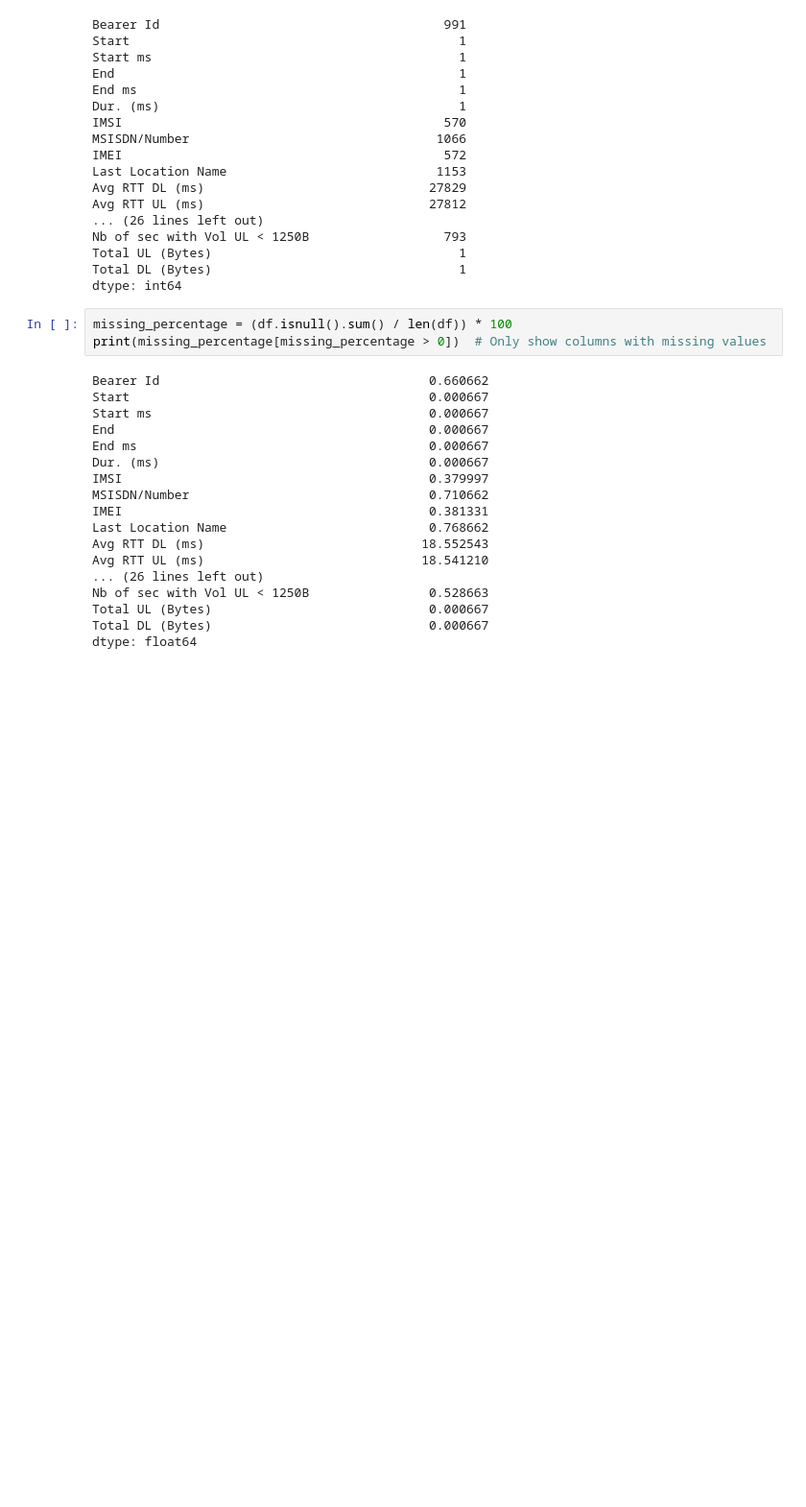
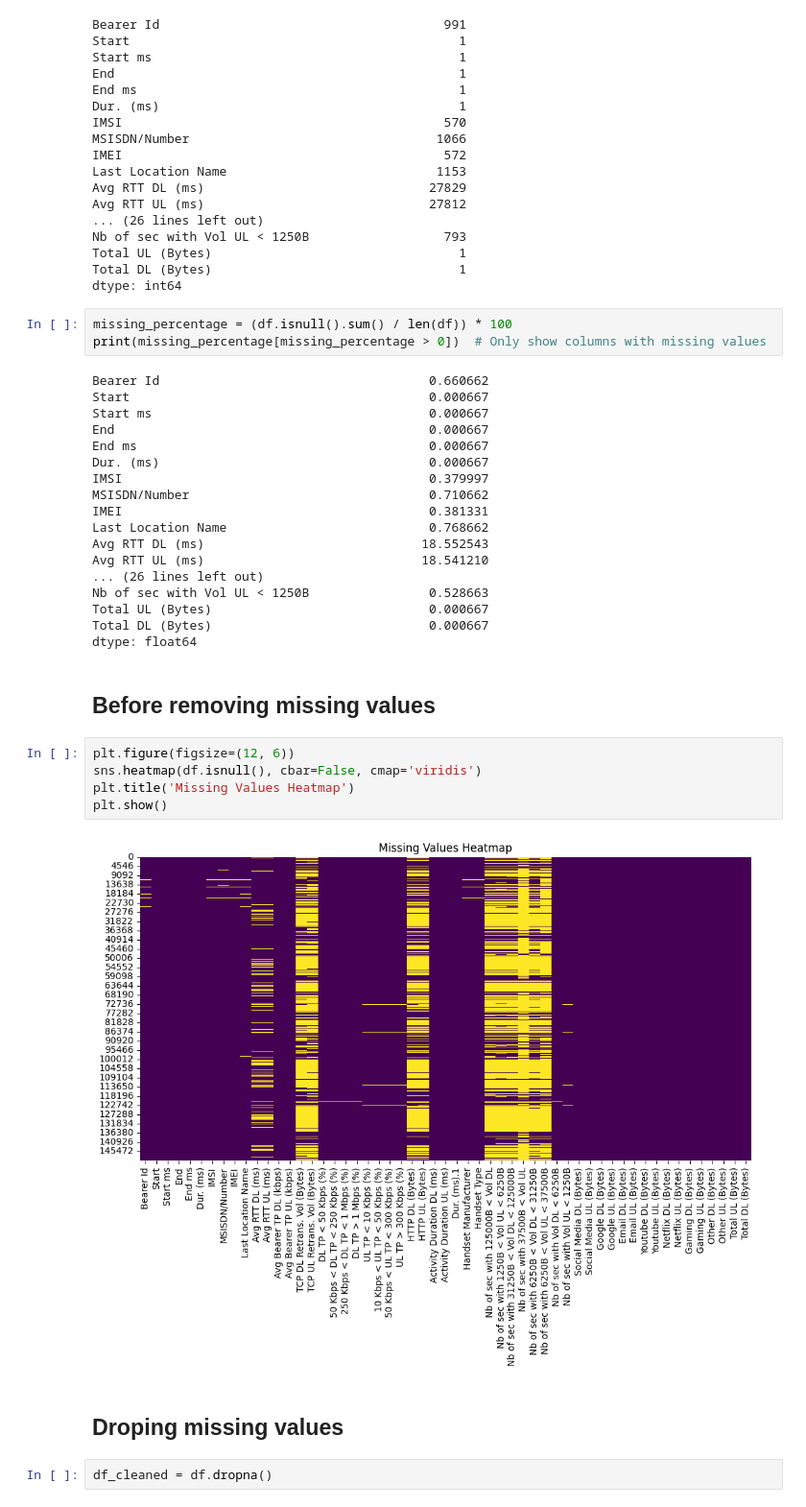
Before and after one commit to Ofgeha-Gelana/TellCo-Telecom-Analysis-Dashboard, a Jupyter notebook: notebooks/try.ipynb, the cells around one changed output. Shown: that part at 96% size. Cells and saved outputs as stored; diff of their text form; blank space fills up the shorter version.

Commit message:
handling missing values

```diff
--- a/notebooks/try.ipynb
+++ b/notebooks/try.ipynb
@@ -155,3 +155,16 @@ Nb of sec with Vol UL < 1250B                0.528663
 Total UL (Bytes)                             0.000667
 Total DL (Bytes)                             0.000667
 dtype: float64
+# %% [markdown]
+## Before removing missing values
+# %%
+plt.figure(figsize=(12, 6))
+sns.heatmap(df.isnull(), cbar=False, cmap='viridis')
+plt.title('Missing Values Heatmap')
+plt.show()
+# %% [output]
+[figure, added]
+# %% [markdown]
+## Droping missing values
+# %%
+df_cleaned = df.dropna()
```
Also changed, not shown: parts of 3 cells of this notebook.
